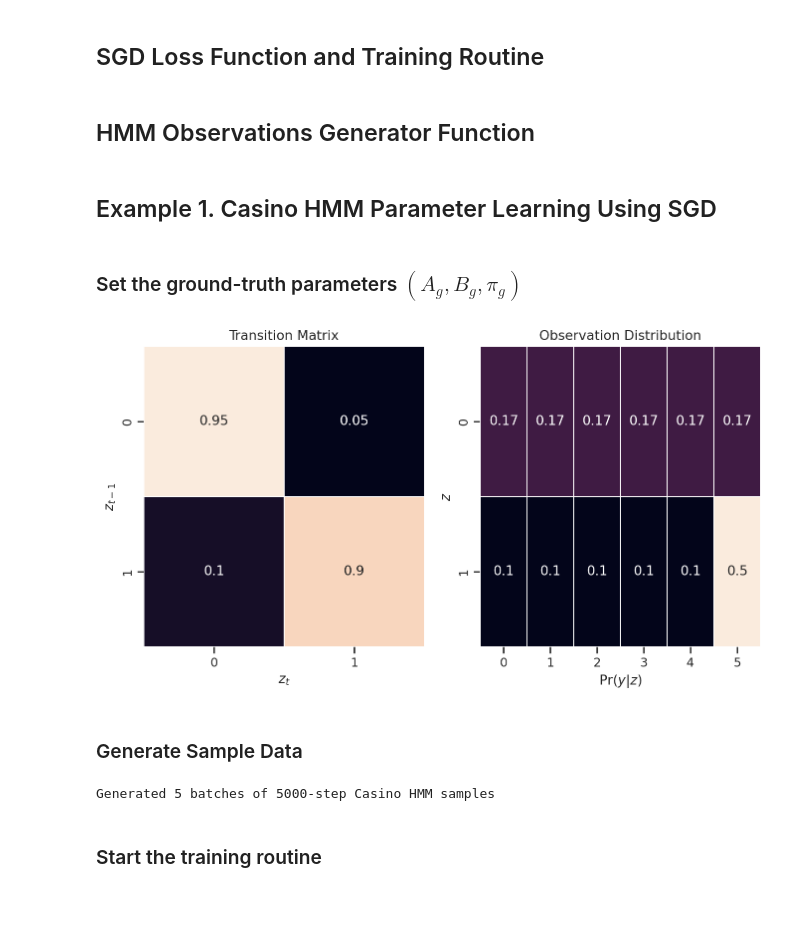
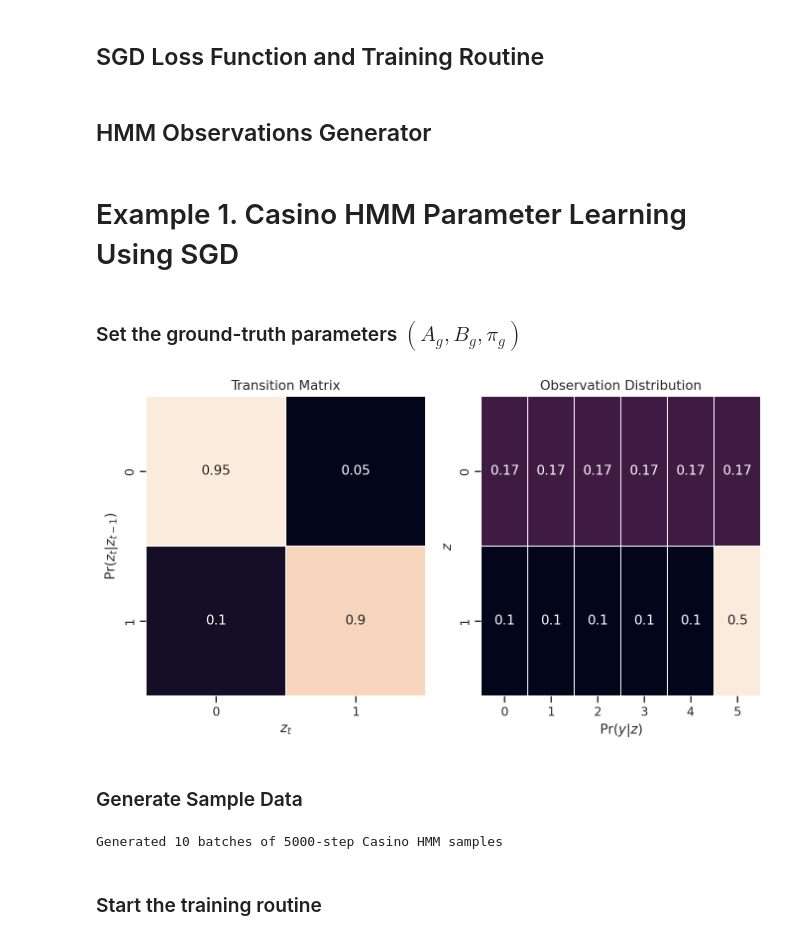
Before and after one commit to CorpuzKB/PML-Advance-Topics-notebooks, a Jupyter notebook: HMM_SGD_Fitting__TensorFlow.ipynb, the cells around one changed output. Cells and saved outputs as stored; diff of their text form; code cells hidden in the pictures; blank space fills up the shorter version.

```diff
--- a/HMM_SGD_Fitting__TensorFlow.ipynb
+++ b/HMM_SGD_Fitting__TensorFlow.ipynb
@@ -91,3 +95,3 @@ def HMM_SGD(inference_module, observations, optimizer, iterations=1):
 # %% [markdown]
-## HMM Observations Generator Function
+## HMM Observations Generator
 # %%
@@ -108,44 +111,43 @@ def HMM_Generator(transition_matrix, emission_distribution, emission_params, sta
 # %% [markdown]
-## Example 1. Casino HMM Parameter Learning Using SGD
+# Example 1. Casino HMM Parameter Learning Using SGD
 # %% [markdown]
 ### Set the ground-truth parameters $(A_g, B_g, \pi_g)$
 # %%
 num_states = 2
 
-states_probs_0 = tf.constant([
+initial_distribution = tf.constant([
     [0.5],
     [0.5]
 ])
 
-transition_matrix = tf.constant([
+transition_distribution = tf.constant([
     [0.95, 0.05],
-    [0.1, 0.9]
+    [0.10, 0.90]
 ])
 
 emission_params = tf.stack([
     tf.squeeze(tf.constant(tf.fill([1, 6], 1/6))),
     tf.constant([*[1/10 for _ in range(5)], 5/10])
     ])
 
 emission_distribution = lambda arg: tfd.Categorical(probs=arg)
 
 fig, axes = plt.subplots(1, 2, figsize=(10, 5))
-sns.heatmap(transition_matrix, annot=True, linewidth=.5, ax=axes[0], cbar=False)
+sns.heatmap(transition_distribution, annot=True, linewidth=.5, ax=axes[0], cbar=False)
 sns.heatmap(emission_params, annot=True, linewidth=.5, ax=axes[1], cbar=False)
-axes[0].set(xlabel='$z_{t}$', ylabel='$z_{t-1}$', title='Transition Matrix')
-axes[1].set(xlabel='$\Pr(y|z)$', ylabel='$z$', title='Observation Distribution')
-plt.show()
+axes[0].set(xlabel='$z_{t}$', ylabel='$\Pr(z_{t}|z_{t-1})$', title='Transition Matrix')
+axes[1].set(xlabel='$\Pr(y|z)$', ylabel='$z$', title='Observation Distribution'); plt.show()
 # %% [output]
-[figure, old version]
+[figure, new version]
 # %% [markdown]
 ### Generate Sample Data
 # %%
-num_batches = 5
+num_batches = 10
 num_steps = 5000
-true_states, observations = HMM_Generator(transition_matrix, emission_distribution, emission_params, states_probs_0, num_steps, num_batches)
+true_states, observations = HMM_Generator(transition_distribution, emission_distribution, emission_params, initial_distribution, num_steps, num_batches)
 print('Generated {} batches of {}-step Casino HMM samples'.format(num_batches, num_steps), '\n')
 # %% [output]
-Generated 5 batches of 5000-step Casino HMM samples
+Generated 10 batches of 5000-step Casino HMM samples
 # %% [markdown]
 ### Start the training routine
 # %%
```
Also changed, not shown: parts of 15 cells of this notebook.
